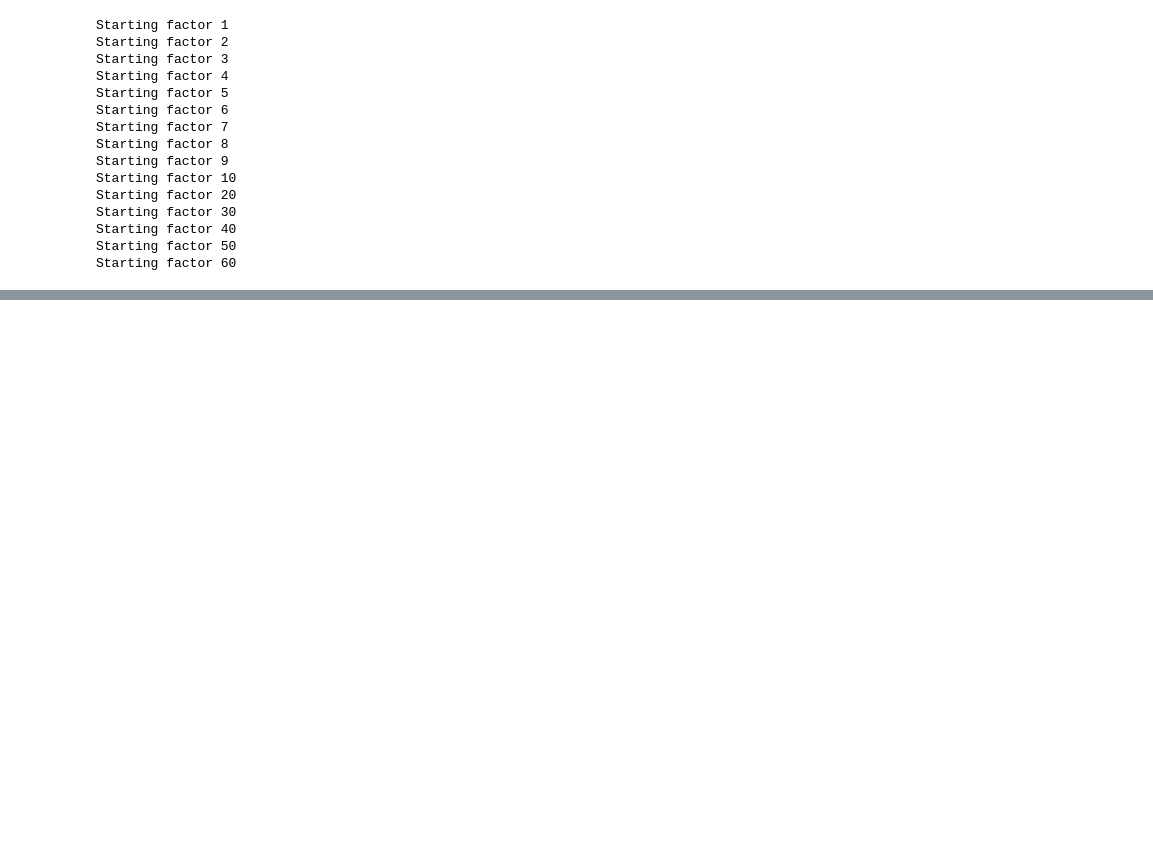
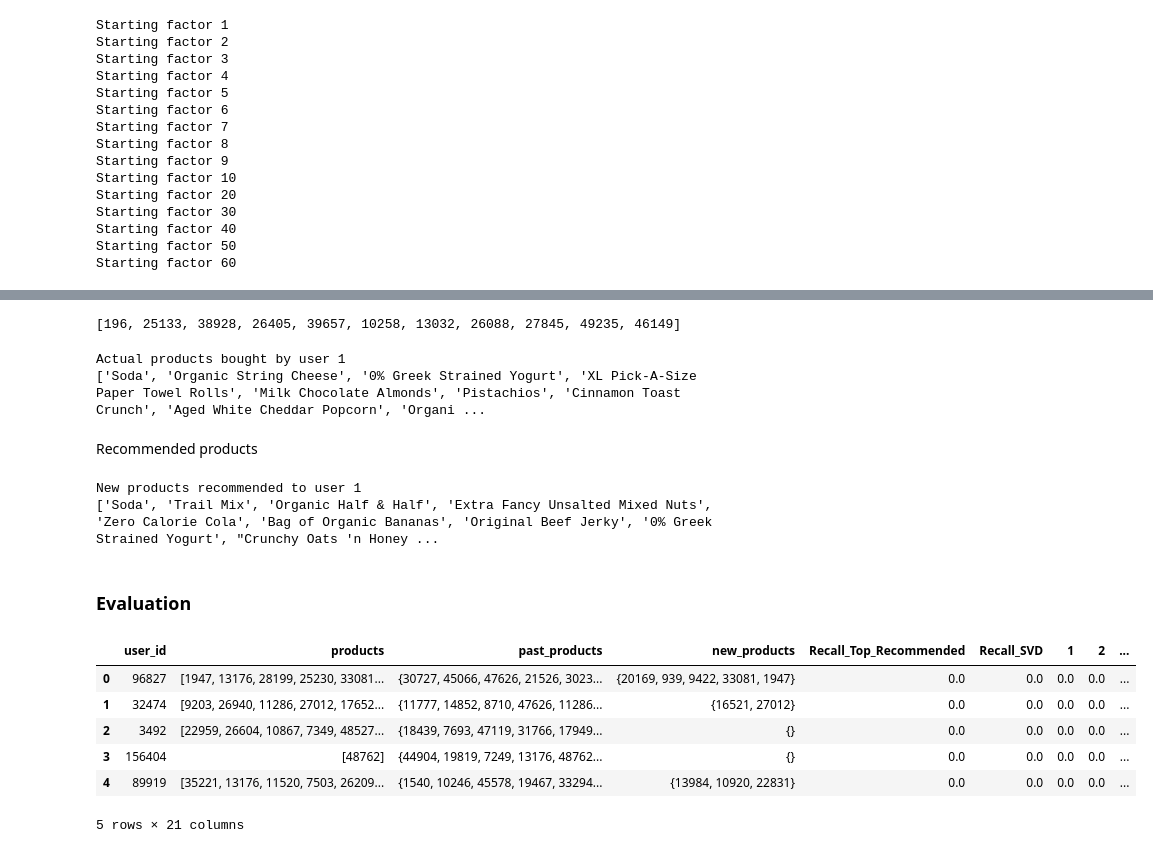
Before and after one commit to dxu15-nic/Instacart_Recommender, a Jupyter notebook: notebooks/Recommender.ipynb, the cells around one changed output, grey strips where cells are left out. Cells and saved outputs as stored; diff of their text form; code cells hidden in the pictures; blank space fills up the shorter version.

```diff
--- a/notebooks/Recommender.ipynb
+++ b/notebooks/Recommender.ipynb
@@ -501,0 +537,36 @@ SVD_factor_recalls
+# %%
+row = df_user_products_test.loc[df_user_products_test.user_id == user_id]
+actual = list(row["products"])[0]
+actual
+# %% [output]
+[196, 25133, 38928, 26405, 39657, 10258, 13032, 26088, 27845, 49235, 46149]
+# %%
+act_products = []
+for pid in actual:
+    act_products.extend((df_products.loc[df_products.product_id == pid].product_name).tolist())
+print("Actual products bought by user {}\n{}\n\n".format(user_id, act_products))
+# %% [output]
+Actual products bought by user 1
+['Soda', 'Organic String Cheese', '0% Greek Strained Yogurt', 'XL Pick-A-Size Paper Towel Rolls', 'Milk Chocolate Almonds', 'Pistachios', 'Cinnamon Toast Crunch', 'Aged White Cheddar Popcorn', 'Organi ...
+# %% [markdown]
+Recommended products
+# %%
+new_recm_products=[]
+for recommend in recommendations:
+    new_recm_products.extend((df_products.loc[df_products.product_id == p_dict[recommend[0]]].product_name).tolist())
+print("New products recommended to user {}\n{}".format(user_id, new_recm_products))
+# %% [output]
+New products recommended to user 1
+['Soda', 'Trail Mix', 'Organic Half & Half', 'Extra Fancy Unsalted Mixed Nuts', 'Zero Calorie Cola', 'Bag of Organic Bananas', 'Original Beef Jerky', '0% Greek Strained Yogurt', "Crunchy Oats 'n Honey ...
+# %% [markdown]
+### Evaluation
+# %%
+df_eval.head()
+# %% [output]
+|  | user_id | products | past_products | new_products | Recall_Top_Recommended | Recall_SVD | 1 | 2 | ... |
+| 0 | 96827 | [1947, 13176, 28199, 25230, 33081... | {30727, 45066, 47626, 21526, 3023... | {20169, 939, 9422, 33081, 1947} | 0.0 | 0.0 | 0.0 | 0.0 | ... |
+| 1 | 32474 | [9203, 26940, 11286, 27012, 17652... | {11777, 14852, 8710, 47626, 11286... | {16521, 27012} | 0.0 | 0.0 | 0.0 | 0.0 | ... |
+| 2 | 3492 | [22959, 26604, 10867, 7349, 48527... | {18439, 7693, 47119, 31766, 17949... | {} | 0.0 | 0.0 | 0.0 | 0.0 | ... |
+| 3 | 156404 | [48762] | {44904, 19819, 7249, 13176, 48762... | {} | 0.0 | 0.0 | 0.0 | 0.0 | ... |
+| 4 | 89919 | [35221, 13176, 11520, 7503, 26209... | {1540, 10246, 45578, 19467, 33294... | {13984, 10920, 22831} | 0.0 | 0.0 | 0.0 | 0.0 | ... |
+5 rows × 21 columns
```
Also changed, not shown: parts of 46 cells of this notebook.
